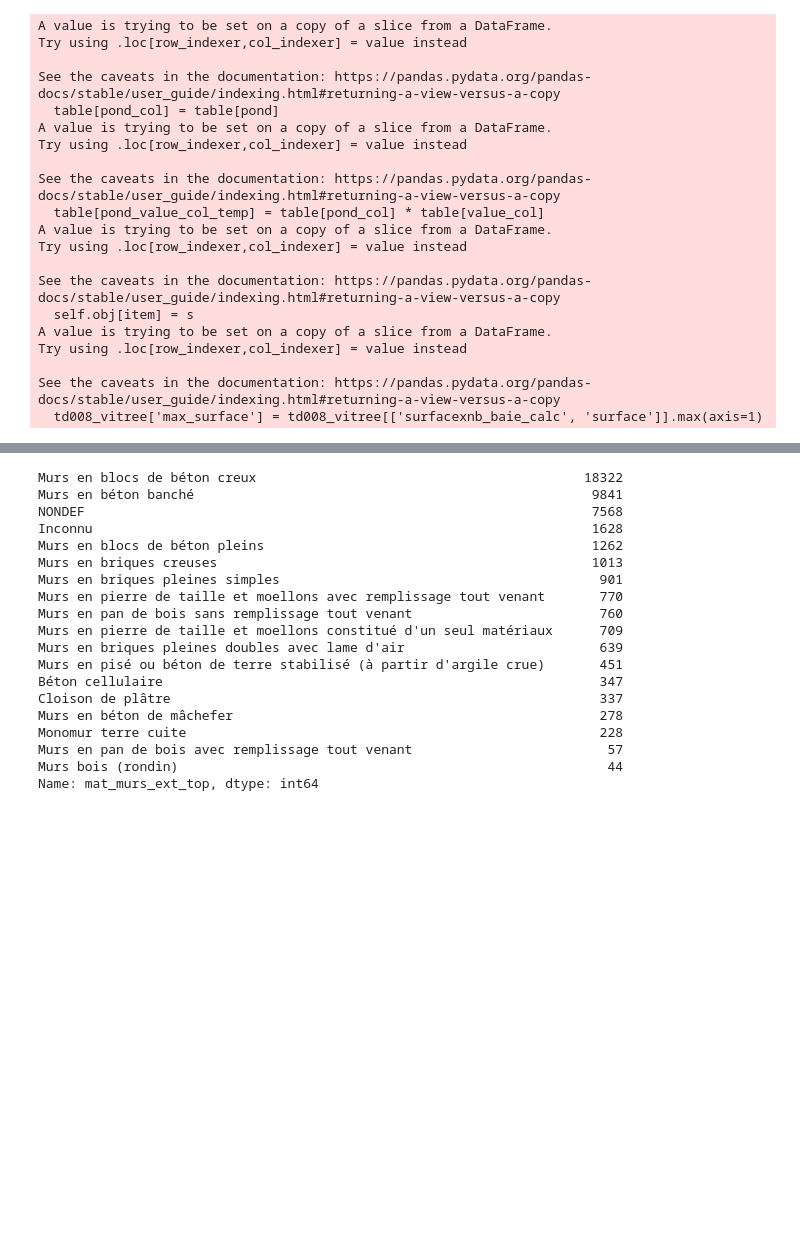
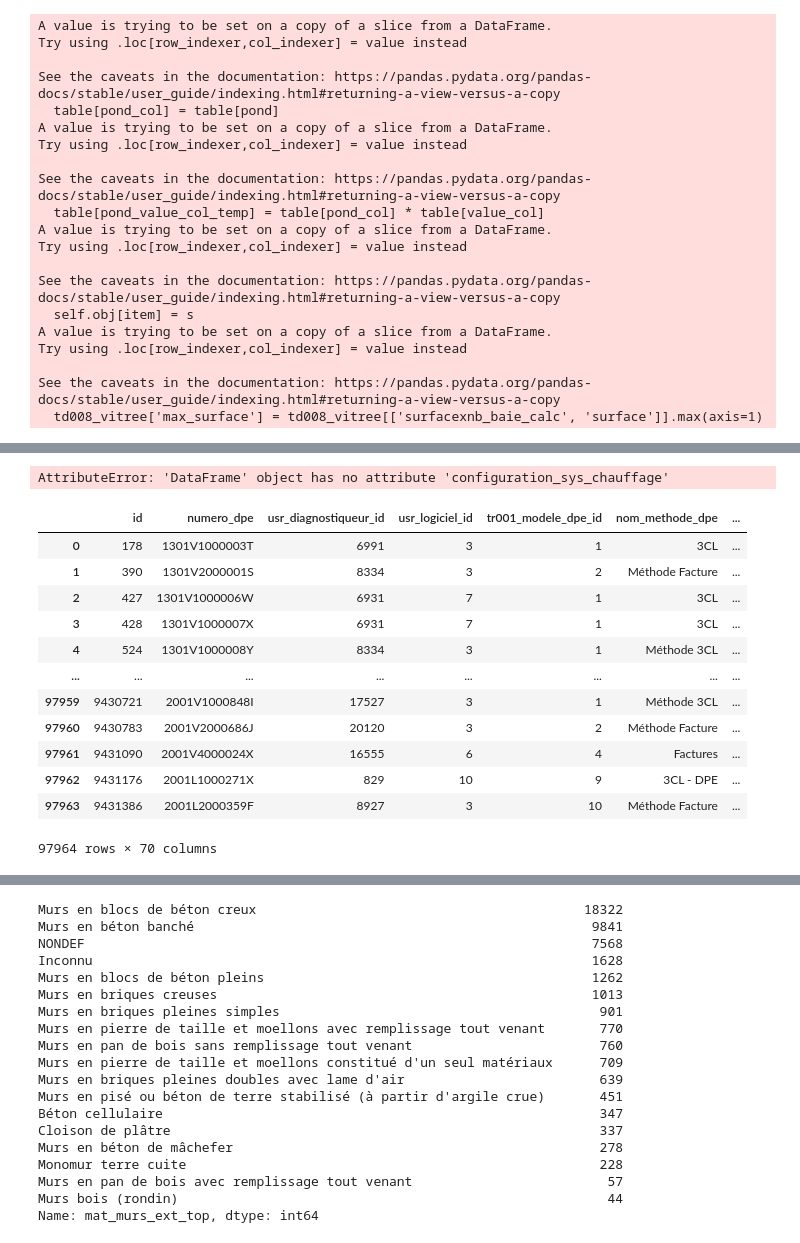
Before and after one commit to etalab/de-dpe-processing, a Jupyter notebook: data_processing_cstb/traitement_donnees_metier/main.ipynb, the cells around one changed output, grey strips where cells are left out. Cells and saved outputs as stored; diff of their text form; code cells hidden in the pictures; blank space fills up the shorter version.

```diff
--- a/data_processing_cstb/traitement_donnees_metier/main.ipynb
+++ b/data_processing_cstb/traitement_donnees_metier/main.ipynb
@@ -174,0 +347,4 @@ Name: nom_methode_dpe_norm, dtype: int64
+# %%
+td001_sys_ecs_agg.columns.value_counts().index
+# %% [output]
+AttributeError: 'DataFrame' object has no attribute 'configuration_sys_chauffage'
@@ -174,0 +418,16 @@ Name: nom_methode_dpe_norm, dtype: int64
+# %%
+postprocessing_td001(td001)
+# %% [output]
+|  | id | numero_dpe | usr_diagnostiqueur_id | usr_logiciel_id | tr001_modele_dpe_id | nom_methode_dpe | ... |
+| 0 | 178 | 1301V1000003T | 6991 | 3 | 1 | 3CL | ... |
+| 1 | 390 | 1301V2000001S | 8334 | 3 | 2 | Méthode Facture | ... |
+| 2 | 427 | 1301V1000006W | 6931 | 7 | 1 | 3CL | ... |
+| 3 | 428 | 1301V1000007X | 6931 | 7 | 1 | 3CL | ... |
+| 4 | 524 | 1301V1000008Y | 8334 | 3 | 1 | Méthode 3CL | ... |
+| ... | ... | ... | ... | ... | ... | ... | ... |
+| 97959 | 9430721 | 2001V1000848I | 17527 | 3 | 1 | Méthode 3CL | ... |
+| 97960 | 9430783 | 2001V2000686J | 20120 | 3 | 2 | Méthode Facture | ... |
+| 97961 | 9431090 | 2001V4000024X | 16555 | 6 | 4 | Factures | ... |
+| 97962 | 9431176 | 2001L1000271X | 829 | 10 | 9 | 3CL - DPE | ... |
+| 97963 | 9431386 | 2001L2000359F | 8927 | 3 | 10 | Méthode Facture | ... |
+97964 rows × 70 columns
```
Also changed, not shown: parts of 22 cells of this notebook, 24 other files.
